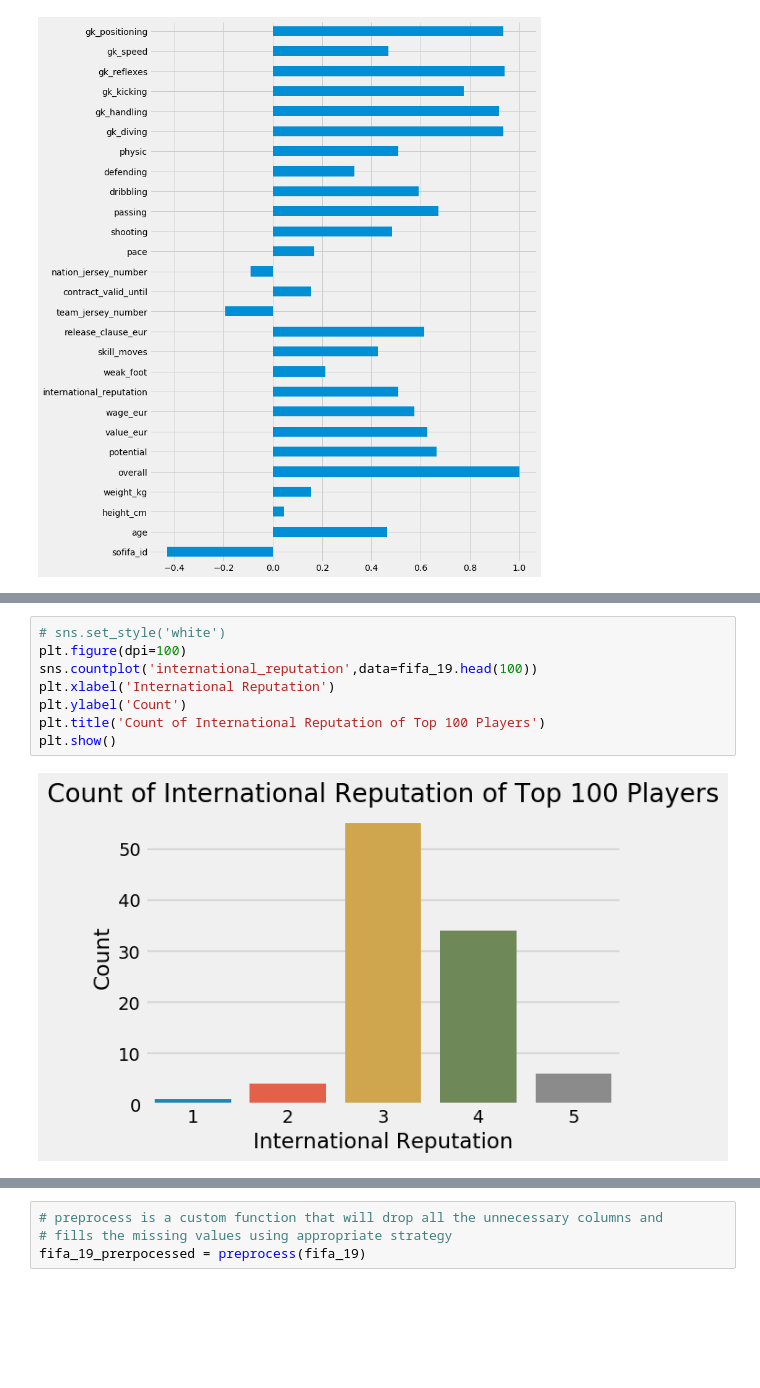
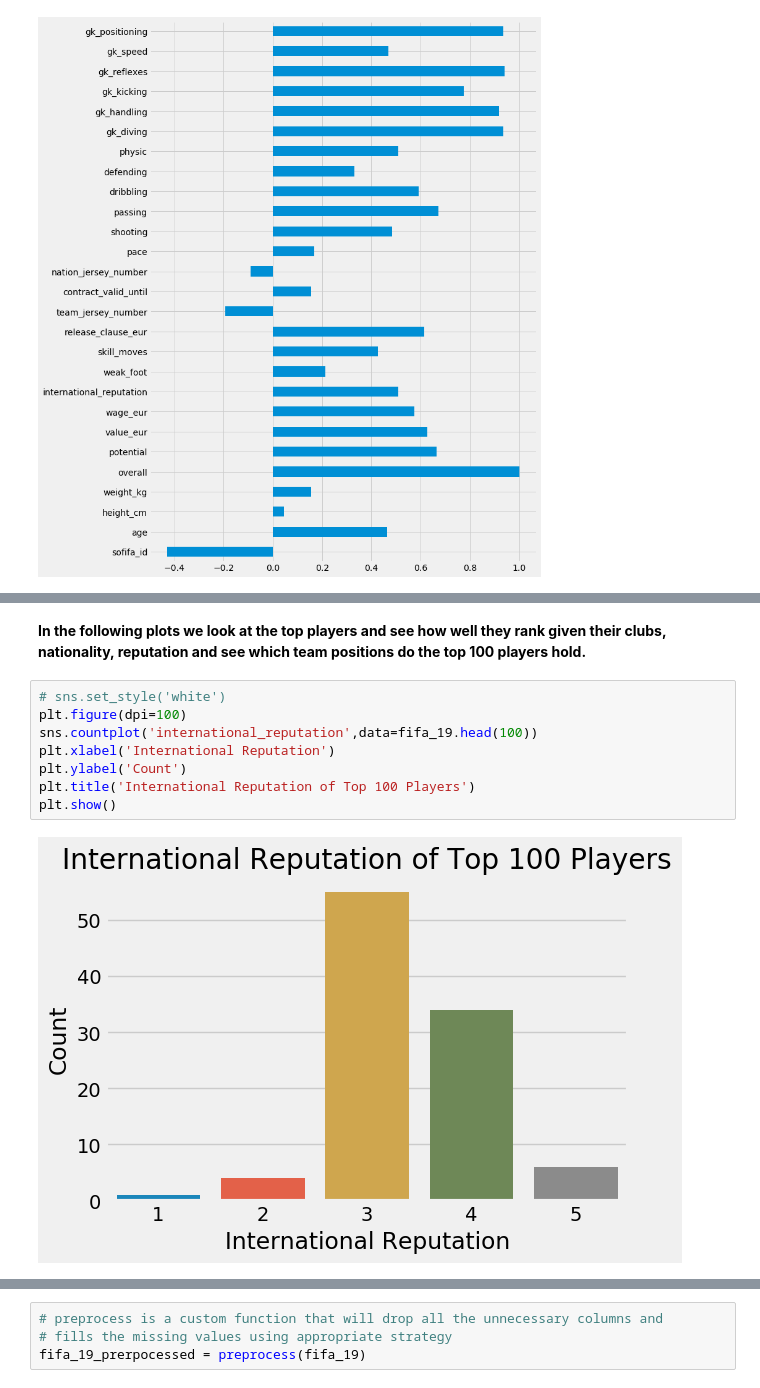
Before and after one commit to Wangsherpa/fifa-final-project, a Jupyter notebook: fifa-project.ipynb, the cells around one changed output, grey strips where cells are left out. Saved outputs shown, nothing was run; the diff lists cells and outputs as text; blank space fills up the shorter version.

```diff
--- a/fifa-project.ipynb
+++ b/fifa-project.ipynb
@@ -121,13 +153,15 @@ plt.show()
+# %% [markdown]
+**In the following plots we look at the top players and see how well they rank given their clubs, nationality, reputation and see which team positions do the top 100 players hold.**
 # %%
 # sns.set_style('white')
 plt.figure(dpi=100)
 sns.countplot('international_reputation',data=fifa_19.head(100))
 plt.xlabel('International Reputation')
 plt.ylabel('Count')
-plt.title('Count of International Reputation of Top 100 Players')
+plt.title('International Reputation of Top 100 Players')
 plt.show()
 # %% [output]
-[figure, old version]
+[figure, new version]
 # %%
 plt.figure(dpi=100)
 sns.countplot('team_position',data=fifa_19.head(100))
```
Also changed, not shown: parts of 45 cells of this notebook.
